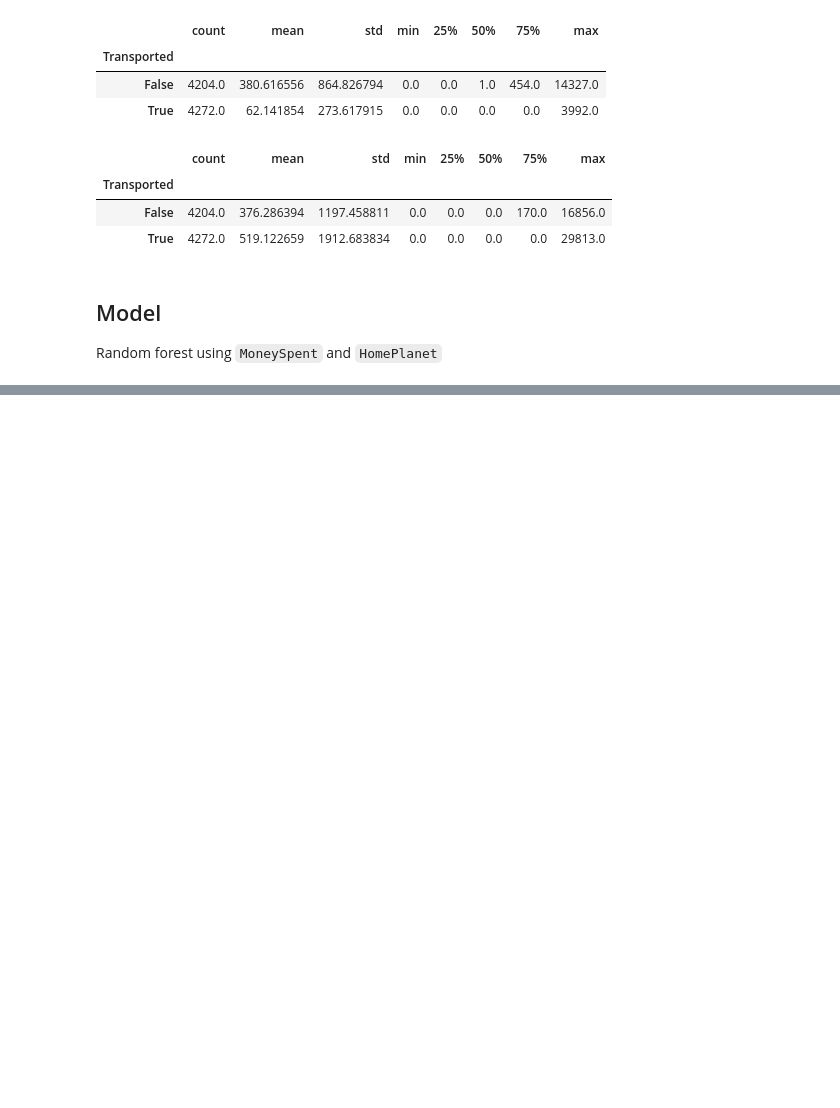
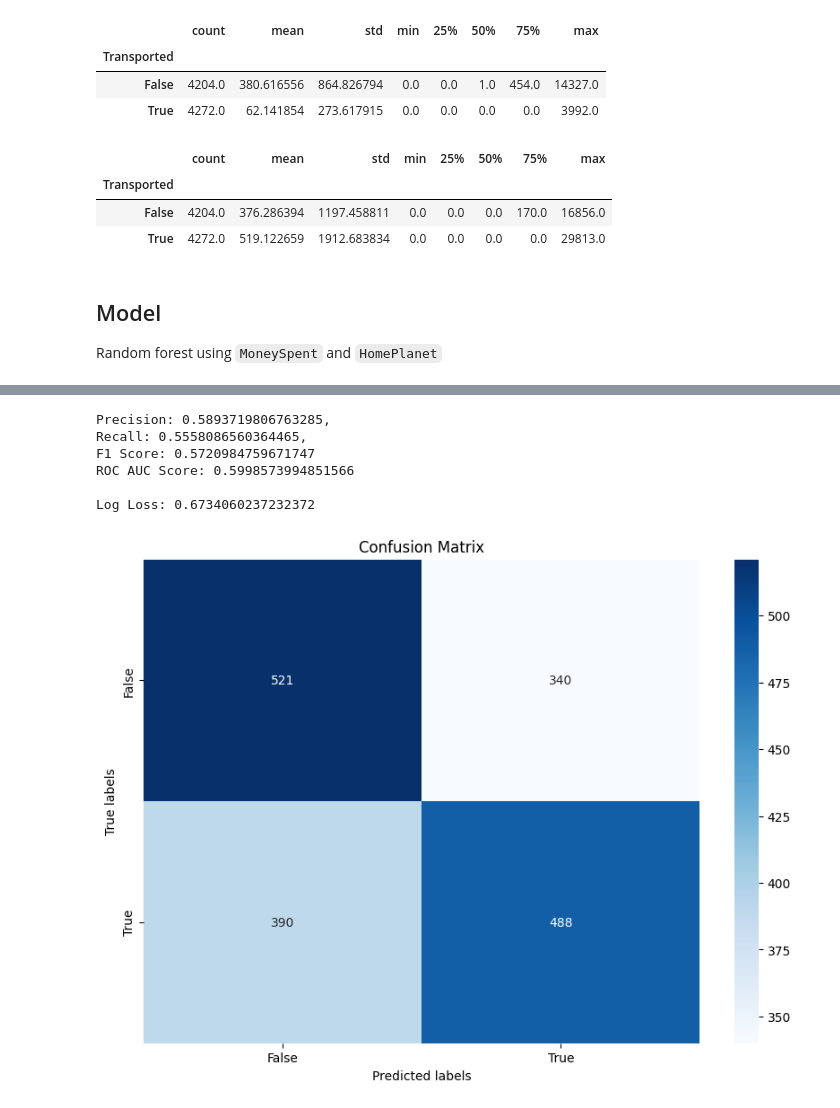
Before and after one commit to Vetle960/space-titanic-kaggle, a Jupyter notebook: eda.ipynb, the cells around one changed output, grey strips where cells are left out. Saved outputs shown, nothing was run; the diff lists cells and outputs as text; code cells hidden in the pictures; blank space fills up the shorter version.

```diff
--- a/eda.ipynb
+++ b/eda.ipynb
@@ -552,0 +656,9 @@ pipeline.fit(X_train, y_train)
+# %%
+from sklearn.linear_model import LogisticRegression
+logistic_pipeline = Pipeline(steps=[
+    ('create_features', money_spent_transformer),
+    ('preprocessing', preprocessor),
+    ('logistic_regression', LogisticRegression(solver='liblinear', random_state=42))
+])
+
+logistic_pipeline.fit(X_train, y_train)
@@ -552,0 +673,44 @@ pipeline.fit(X_train, y_train)
+# %%
+# testing
+
+y_pred = logistic_pipeline.predict(X_test)
+
+from sklearn.metrics import precision_score, recall_score, f1_score, roc_auc_score, log_loss
+
+# Precision, Recall, and F1 Score
+precision = precision_score(y_test, y_pred)
+recall = recall_score(y_test, y_pred)
+f1 = f1_score(y_test, y_pred)
+
+print(f"Precision: {precision},\nRecall: {recall},\nF1 Score: {f1}")
+
+# For ROC AUC Score, you'll need probability scores instead of binary predictions
+y_prob = logistic_pipeline.predict_proba(X_test)[:, 1]  # Assuming your model has a predict_proba method
+roc_auc = roc_auc_score(y_test, y_prob)
+
+print(f"ROC AUC Score: {roc_auc}\n")
+
+# Log Loss
+logloss = log_loss(y_test, y_prob)
+
+print(f"Log Loss: {logloss}")
+# %% [output]
+Precision: 0.5893719806763285,
+Recall: 0.5558086560364465,
+F1 Score: 0.5720984759671747
+ROC AUC Score: 0.5998573994851566
+
+Log Loss: 0.6734060237232372
+# %%
+# Assuming y_test and y_pred are available
+conf_matrix = confusion_matrix(y_test, y_pred)
+
+# Plotting using seaborn
+plt.figure(figsize=(10, 7))
+sns.heatmap(conf_matrix, annot=True, fmt='g', cmap='Blues', xticklabels=['False', 'True'], yticklabels=['False', 'True'])
+plt.xlabel('Predicted labels')
+plt.ylabel('True labels')
+plt.title('Confusion Matrix')
+plt.show()
+# %% [output]
+[figure, added]
```
Also changed, not shown: parts of 9 cells of this notebook.
